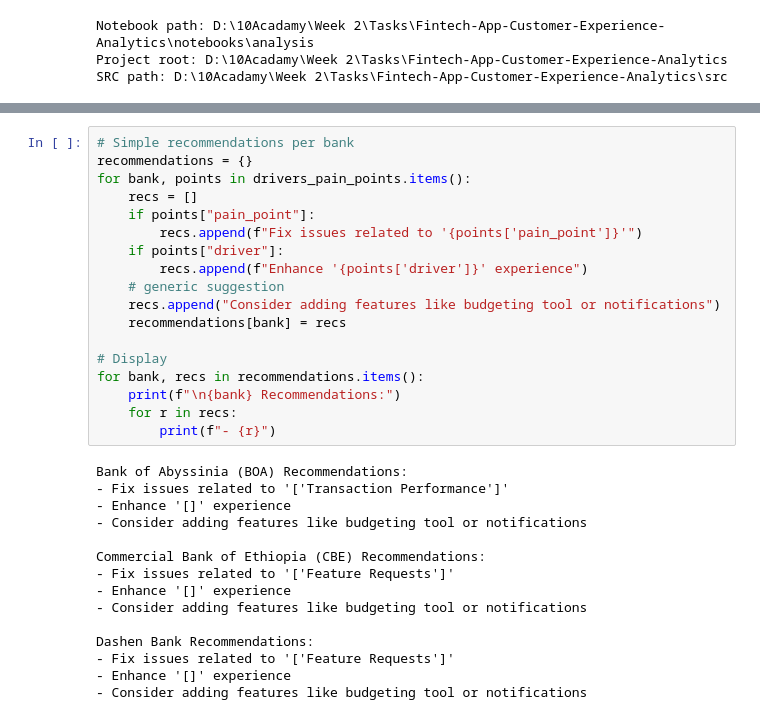
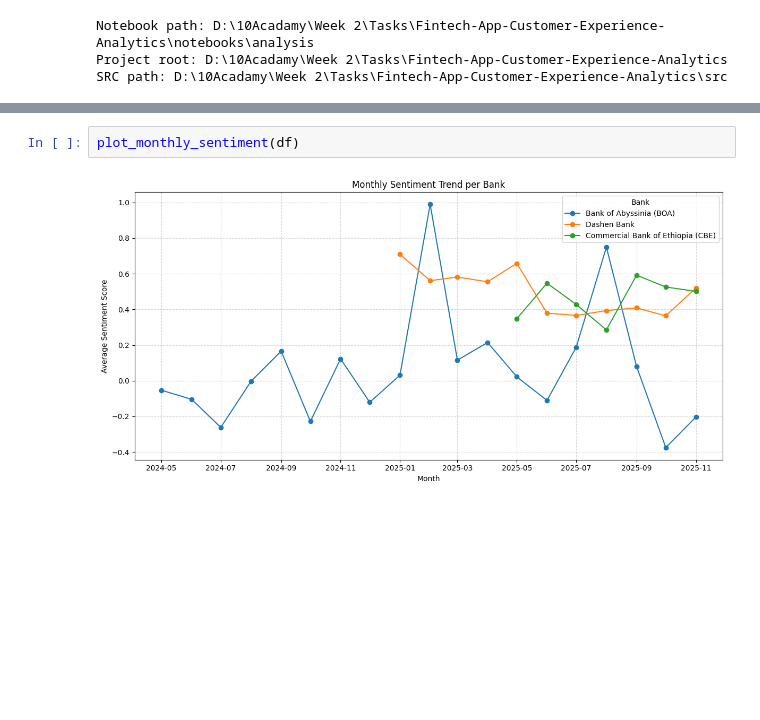
Before and after one commit to tib-dev/Fintech-App-Customer-Experience-Analytics, a Jupyter notebook: notebooks/analysis/insight_and_recommendation.ipynb, the cells around one changed output, grey strips where cells are left out. Saved outputs shown, nothing was run; the diff lists cells and outputs as text; blank space fills up the shorter version.

```diff
--- a/notebooks/analysis/insight_and_recommendation.ipynb
+++ b/notebooks/analysis/insight_and_recommendation.ipynb
@@ -127,33 +141,4 @@ drivers_pain_points
-# %%
-# Simple recommendations per bank
-recommendations = {}
-for bank, points in drivers_pain_points.items():
-    recs = []
-    if points["pain_point"]:
-        recs.append(f"Fix issues related to '{points['pain_point']}'")
-    if points["driver"]:
-        recs.append(f"Enhance '{points['driver']}' experience")
-    # generic suggestion
-    recs.append("Consider adding features like budgeting tool or notifications")
-    recommendations[bank] = recs
-
-# Display
-for bank, recs in recommendations.items():
-    print(f"\n{bank} Recommendations:")
-    for r in recs:
-        print(f"- {r}")
-# %% [output]
-Bank of Abyssinia (BOA) Recommendations:
-- Fix issues related to '['Transaction Performance']'
-- Enhance '[]' experience
-- Consider adding features like budgeting tool or notifications
-
-Commercial Bank of Ethiopia (CBE) Recommendations:
-- Fix issues related to '['Feature Requests']'
-- Enhance '[]' experience
-- Consider adding features like budgeting tool or notifications
-
-Dashen Bank Recommendations:
-- Fix issues related to '['Feature Requests']'
-- Enhance '[]' experience
-- Consider adding features like budgeting tool or notifications
+# %%
+plot_monthly_sentiment(df)
+# %% [output]
+[figure, added]
```
Also changed, not shown: parts of 7 cells of this notebook.
